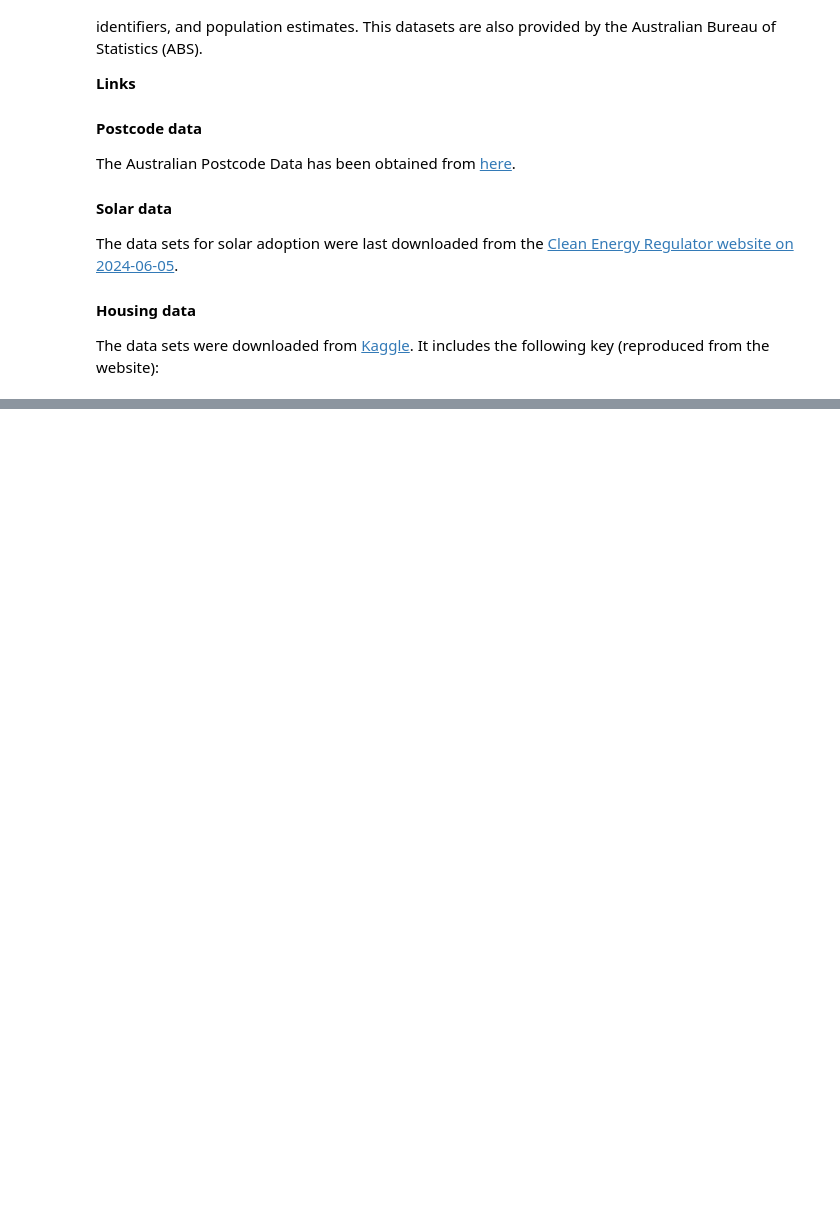
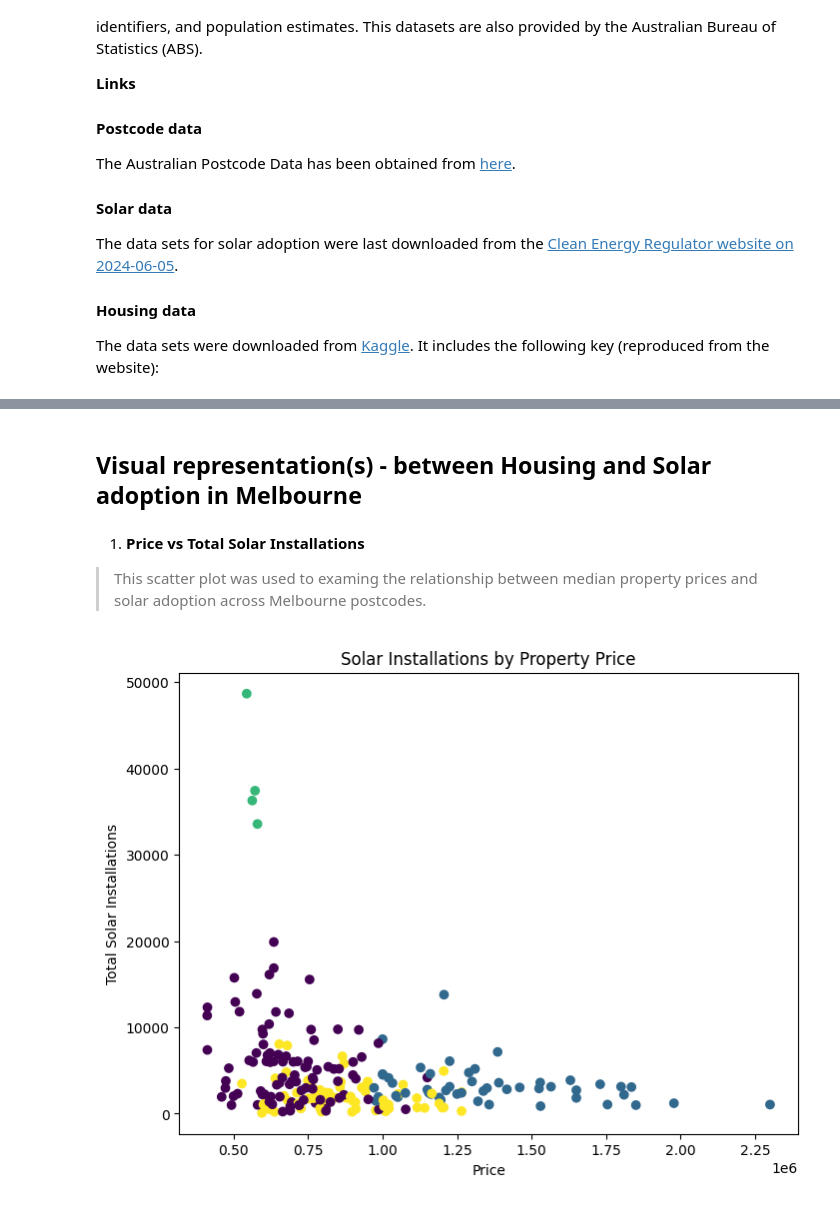
Before and after one commit to w3ngm0/MyJupyter, a Jupyter notebook: Jupyter/Assessment-4/data/ICTSS00104-PRJ2.ipynb, the cells around one changed output, grey strips where cells are left out. Drawn from its saved outputs; the diff is of its cells as text; code cells hidden in the pictures; blank space fills up the shorter version.

```diff
--- a/Jupyter/Assessment-4/data/ICTSS00104-PRJ2.ipynb
+++ b/Jupyter/Assessment-4/data/ICTSS00104-PRJ2.ipynb
@@ -35,0 +791,24 @@ The data sets were downloaded from [Kaggle](https://www.kaggle.com/datasets/anth
+# %% [markdown]
+## Visual representation(s) - between Housing and Solar adoption in Melbourne
+# %% [markdown]
+1. **Price vs Total Solar Installations**
+
+>This scatter plot was used to examing the relationship between median property prices and solar adoption across Melbourne postcodes.
+# %%
+# Scatter plot
+import matplotlib.pyplot as plt
+
+plt.figure(figsize=(8,6))
+
+plt.scatter(
+    merged_df["Price"],
+    merged_df["Total_Solar_Installations"],
+    c=merged_df["Cluster"]
+)
+
+plt.xlabel("Price")
+plt.ylabel("Total Solar Installations")
+plt.title("Solar Installations by Property Price")
+plt.show()
+# %% [output]
+[figure, added]
```
Also changed, not shown: parts of 64 cells of this notebook, 6 other files.
